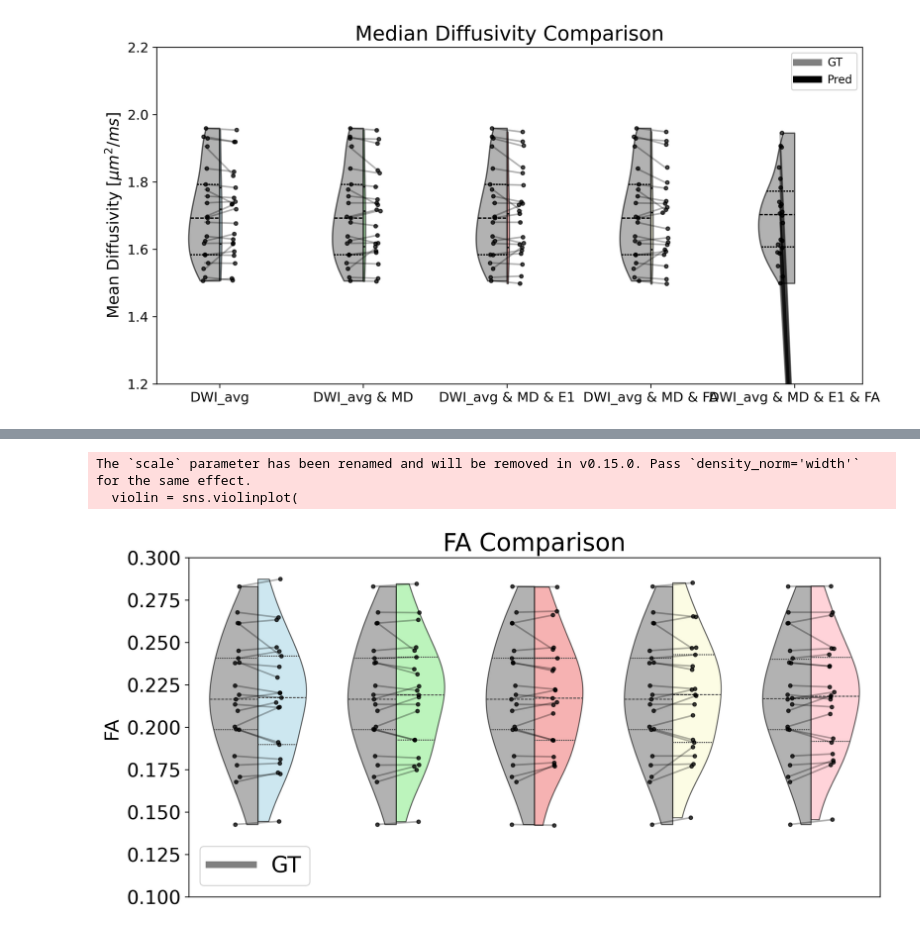
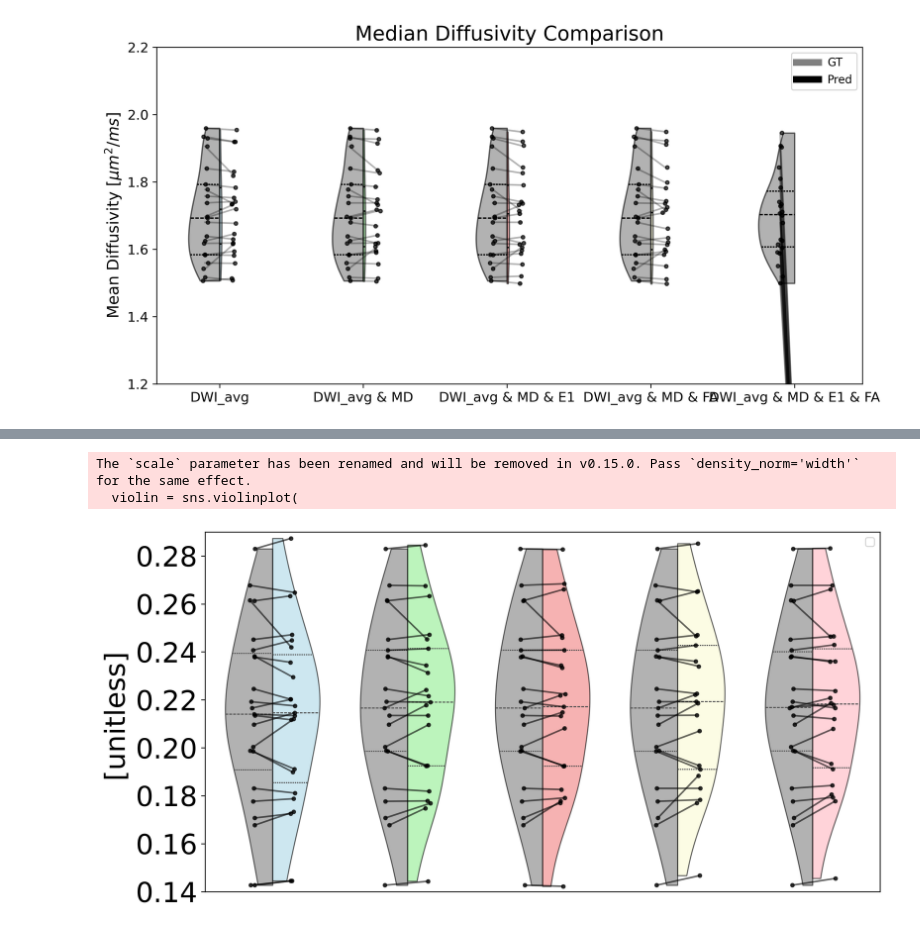
Before and after one commit to sash9966/nnUNet, a Jupyter notebook: median_boxplot.ipynb, the cells around one changed output, grey strips where cells are left out. Drawn from its saved outputs; the diff is of its cells as text; code cells hidden in the pictures.

```diff
--- a/median_boxplot.ipynb
+++ b/median_boxplot.ipynb
@@ -260,7 +260,7 @@ base_palette = {'GT': 'grey', 'Pred': 'grey'}  # We initially draw both sides gr
 # D) Create the Split Violin Plot
 # -----------------------------------------------------------------------------
 plt.figure(figsize=(10, 5), dpi=300)
-plt.title('MD Comparison', fontsize=20)
+plt.title('')
 
 violin = sns.violinplot(
     x='Dataset',
@@ -315,7 +315,7 @@ for idx, ds_label in enumerate(dataset_order):
 
     # Lines connecting GT & Pred for each case
     for xg, xp, yg, yp in zip(x_gt, x_pred, data_gt, data_pred):
-        plt.plot([xg, xp], [yg, yp], color='black', alpha=0.3, zorder=9)
+        plt.plot([xg, xp], [yg, yp], color='black', alpha=0.6, zorder=9)
 
 # -----------------------------------------------------------------------------
 # G) Final Formatting
@@ -324,17 +324,17 @@ for idx, ds_label in enumerate(dataset_order):
 plt.xticks(
  '')
 
-plt.ylabel('Mean Diffusivity [$μm^2$/ms]', fontsize=22)
+plt.ylabel('[$μm^2$/ms]', fontsize=25)
 plt.xlabel('')
 plt.ylim(1.4, 2)  # Adjust to your data
-plt.yticks(fontsize=17)
+plt.yticks(fontsize=25)
 plt.xlim(-0.5, 4.5)  # Adjust to your data
 plt.tight_layout()
 
 legend_elements = [
     Line2D([0], [0], color='grey', lw=6, label='GT'),
 ]
-plt.legend(handles=legend_elements, fontsize=20)
+plt.legend('')
 
 plt.show()
 # %% [output]
@@ -349,6 +349,8 @@ import numpy as np
 from matplotlib.collections import PolyCollection
 from matplotlib.lines import Line2D
 import os
+import matplotlib.ticker as ticker
+
 
 # -----------------------------------------------------------------------------
 # A) Data Setup
@@ -431,7 +433,7 @@ base_palette = {'GT': 'grey', 'Pred': 'grey'}  # We initially draw both sides gr
 # D) Create the Split Violin Plot
 # -----------------------------------------------------------------------------
 plt.figure(figsize=(10, 5), dpi=300)
-plt.title('FA Comparison', fontsize=22)
+plt.title('')
 
 violin = sns.violinplot(
     x='Dataset',
@@ -480,39 +482,41 @@ for idx, ds_label in enumerate(dataset_order):
     plt.scatter(x_gt, data_gt, color='black', s=10, alpha=0.7, zorder=10)
 
     # Pred
     data_pred = df_dataset[df_dataset['Type'] == 'Pred']['Median'].values
     x_pred = np.full(len(data_pred), idx + 0.15) + np.random.uniform(-0.02, 0.02, len(data_pred))
     plt.scatter(x_pred, data_pred, color='black', s=10, alpha=0.7, zorder=10)
 
     # Lines connecting GT & Pred for each case
     for xg, xp, yg, yp in zip(x_gt, x_pred, data_gt, data_pred):
-        plt.plot([xg, xp], [yg, yp], color='black', alpha=0.3, zorder=9)
+        plt.plot([xg, xp], [yg, yp], color='black', alpha=0.6, zorder=9)
 
 # -----------------------------------------------------------------------------
 # G) Final Formatting
 # -----------------------------------------------------------------------------
 # Replace the x-tick labels with our two-line versions
 plt.xticks(
     ''
 )
 
-plt.ylabel('FA ', fontsize=17)
+plt.ylabel('[unitless] ', fontsize=25)
 plt.xlabel('')
-plt.ylim(0.1, 0.3)
+plt.ylim(0.14, 0.29)
 plt.xlim(-0.5,4.5) # Adjust to your data
-plt.yticks(fontsize=17)
+plt.yticks(fontsize=25)
 plt.tight_layout()
+plt.gca().yaxis.set_major_formatter(ticker.FormatStrFormatter('%.2f'))
+
 
 legend_elements = [
     Line2D([0], [0], color='grey', lw=6, label='GT'),
 ]
-plt.legend(handles=legend_elements, fontsize=20)
+plt.legend('')
 
 plt.show()
 # %% [output]
 The `scale` parameter has been renamed and will be removed in v0.15.0. Pass `density_norm='width'` for the same effect.
   violin = sns.violinplot(
-[figure, old version]
+[figure, new version]
 # %%
 import os
 import pandas as pd
```
Also changed, not shown: parts of 2 cells of this notebook, 1 other file.
